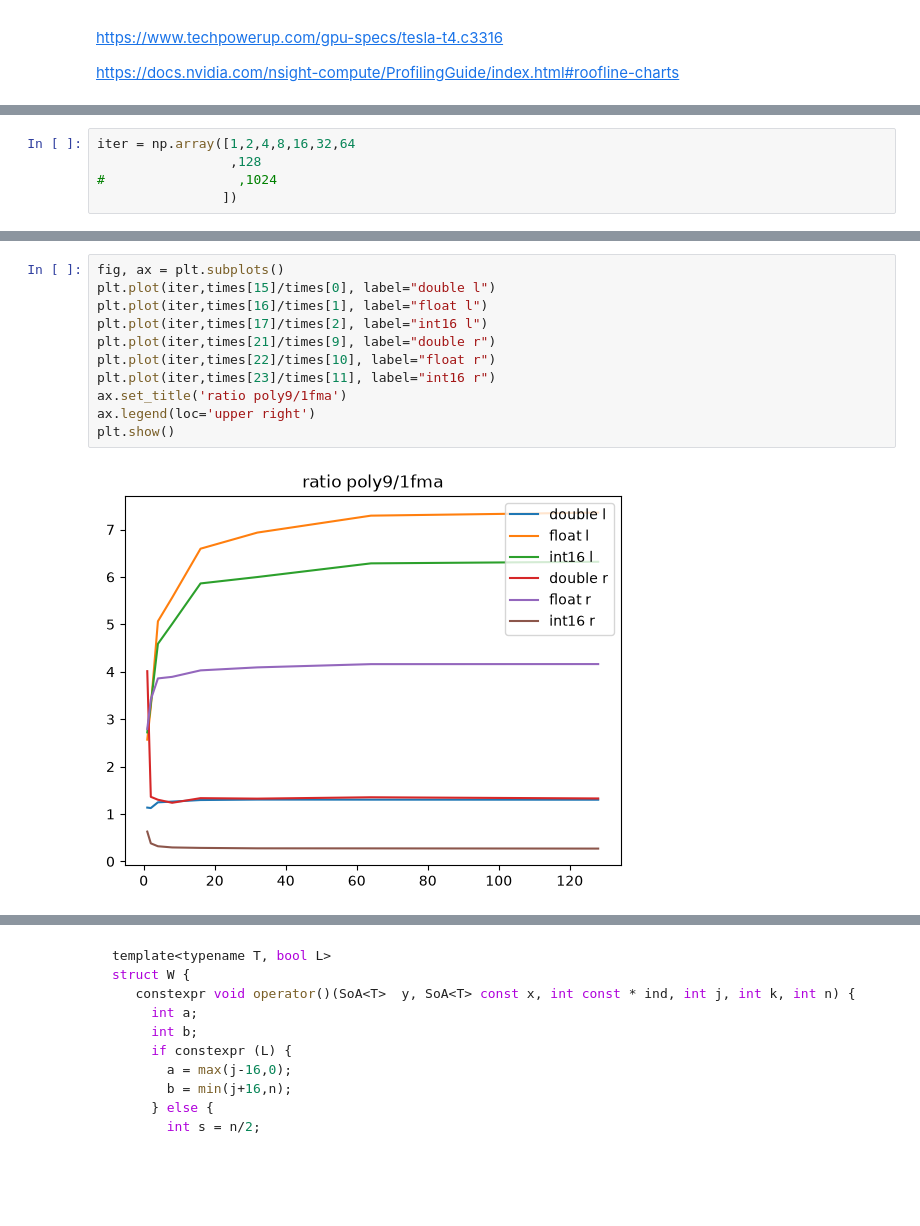
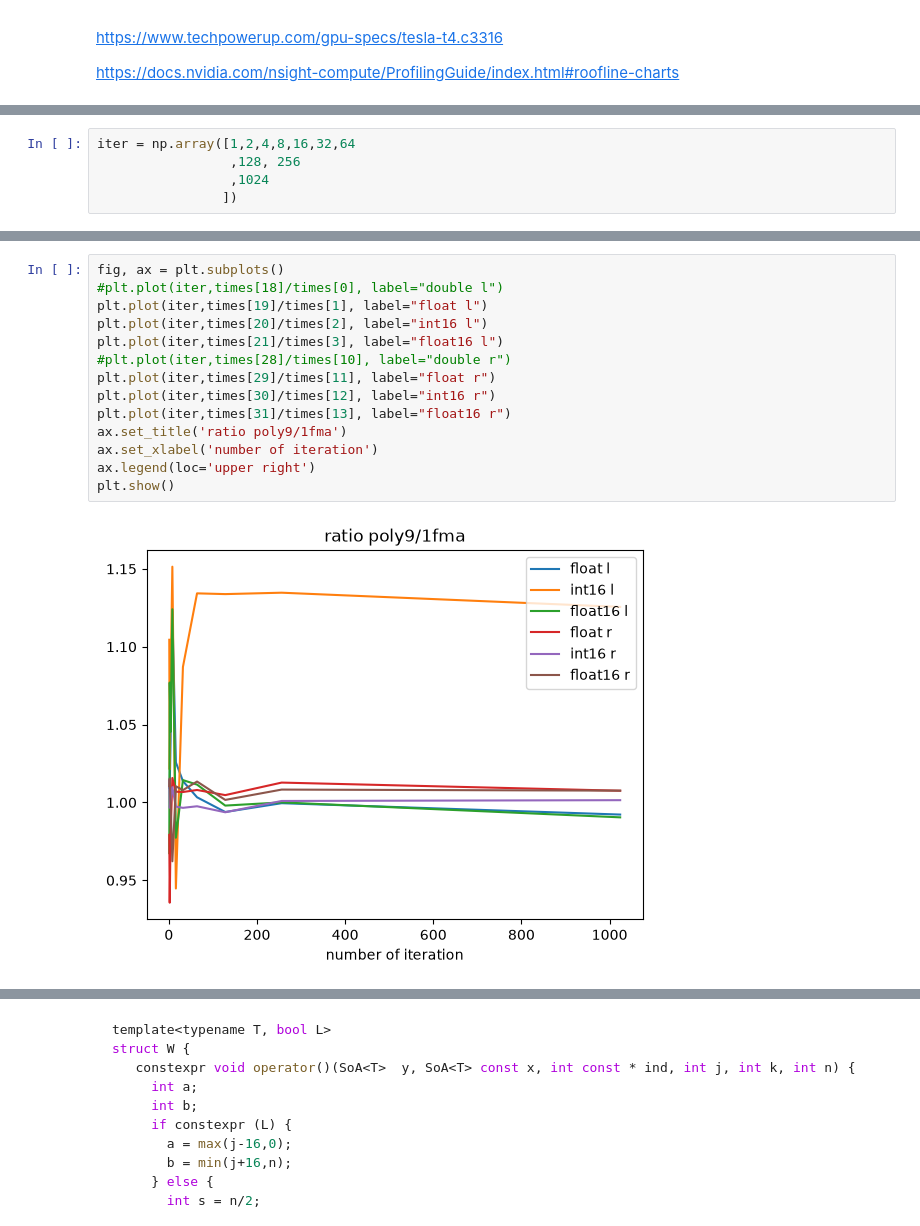
Before and after one commit to VinInn/pyTools, a Jupyter notebook: rooflineT4.ipynb, the cells around one changed output, grey strips where cells are left out. Drawn from its saved outputs; the diff is of its cells as text; blank space fills up the shorter version.

```diff
--- a/rooflineT4.ipynb
+++ b/rooflineT4.ipynb
@@ -126,7 +196,7 @@ ctimes = ctimes.transpose()
 # %%
 iter = np.array([1,2,4,8,16,32,64
-                 ,128
-#                 ,1024
+                 ,128, 256
+                 ,1024
                 ])
 # %%
 fig, ax = plt.subplots()
@@ -406,13 +544,16 @@ plt.show()
 # %%
 fig, ax = plt.subplots()
-plt.plot(iter,times[15]/times[0], label="double l")
-plt.plot(iter,times[16]/times[1], label="float l")
-plt.plot(iter,times[17]/times[2], label="int16 l")
-plt.plot(iter,times[21]/times[9], label="double r")
-plt.plot(iter,times[22]/times[10], label="float r")
-plt.plot(iter,times[23]/times[11], label="int16 r")
+#plt.plot(iter,times[18]/times[0], label="double l")
+plt.plot(iter,times[19]/times[1], label="float l")
+plt.plot(iter,times[20]/times[2], label="int16 l")
+plt.plot(iter,times[21]/times[3], label="float16 l")
+#plt.plot(iter,times[28]/times[10], label="double r")
+plt.plot(iter,times[29]/times[11], label="float r")
+plt.plot(iter,times[30]/times[12], label="int16 r")
+plt.plot(iter,times[31]/times[13], label="float16 r")
 ax.set_title('ratio poly9/1fma')
+ax.set_xlabel('number of iteration')
 ax.legend(loc='upper right')
 plt.show()
 # %% [output]
-[figure, old version]
+[figure, new version]
```
Also changed, not shown: parts of 18 cells of this notebook, 2 other files.
